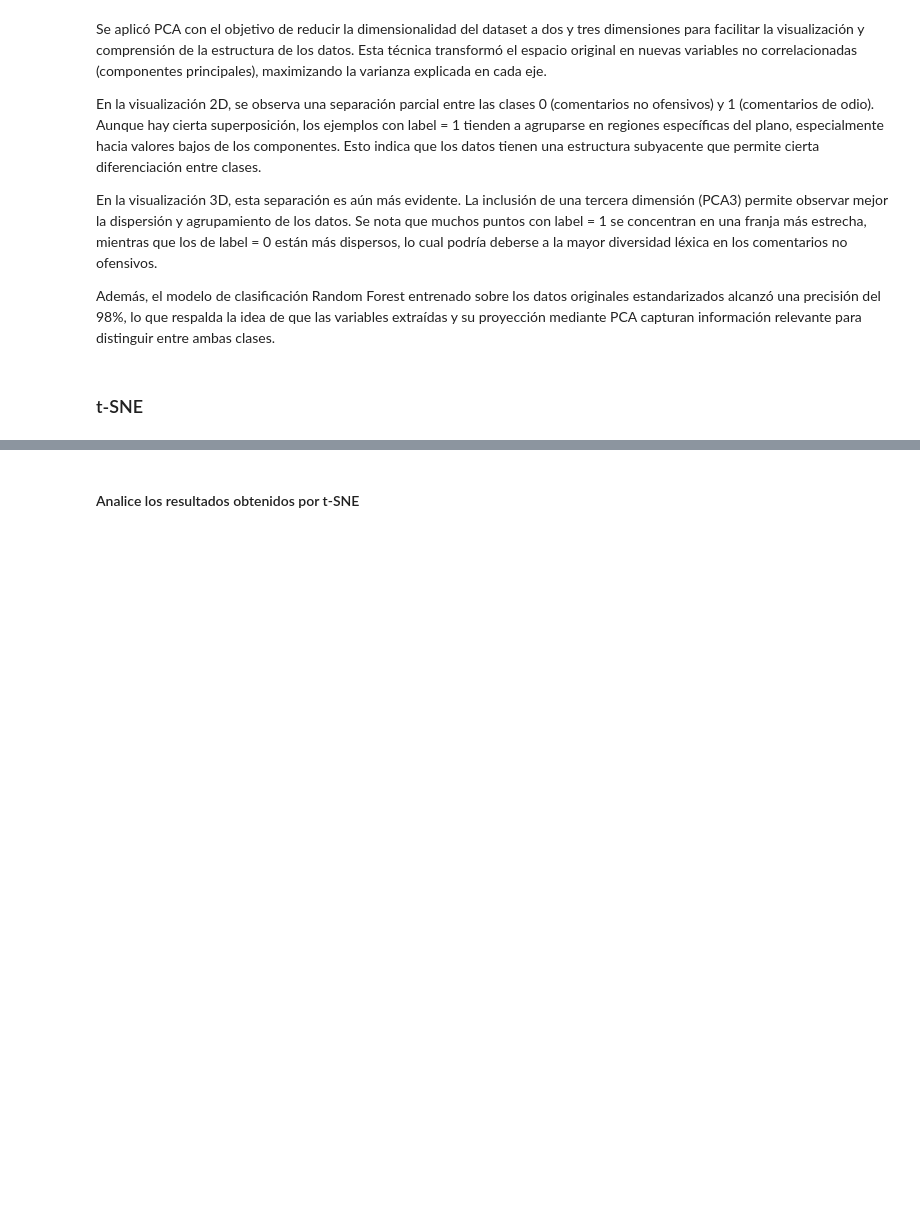
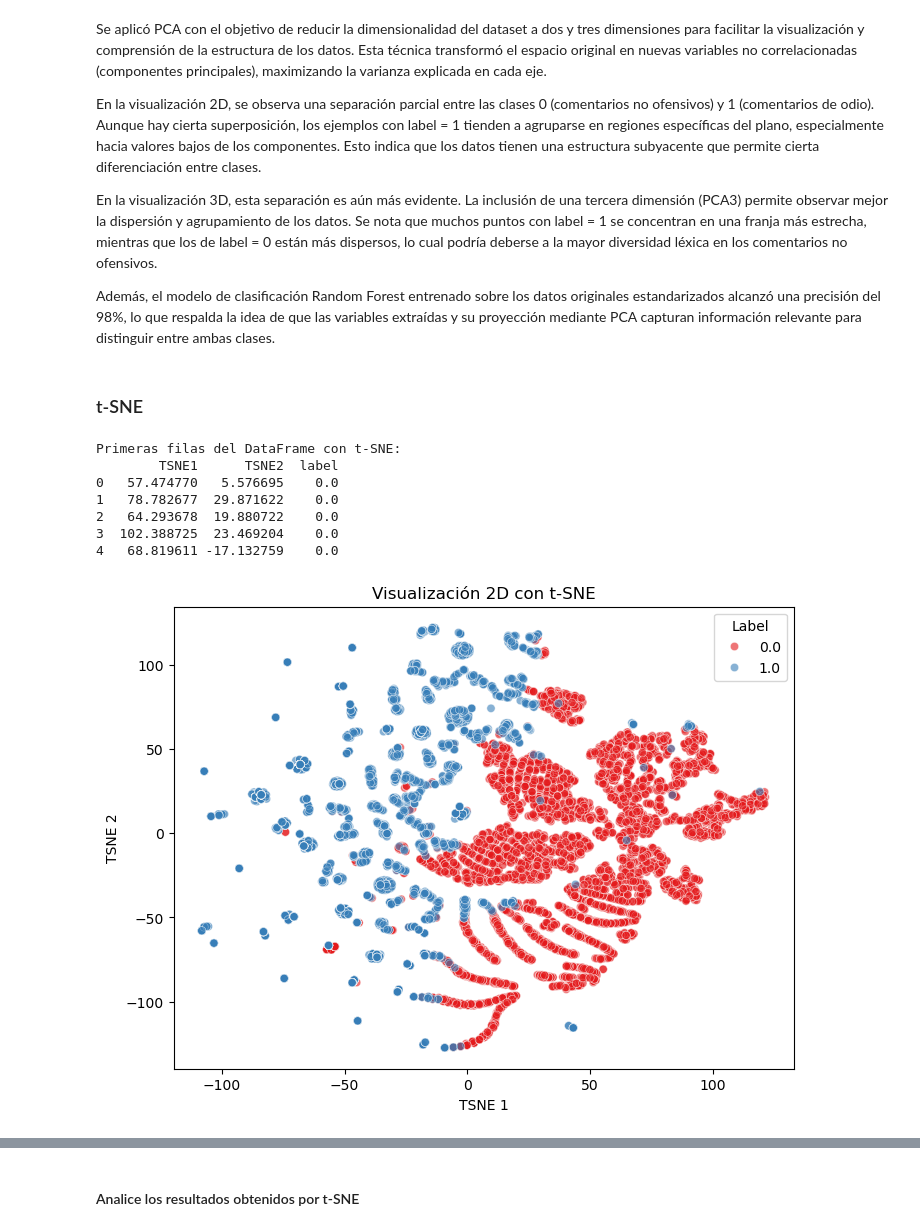
Before and after one commit to cabamarcos/dimensionality-reduction-analysis, a Jupyter notebook: TAANS2.ipynb, the cells around one changed output, grey strips where cells are left out. Drawn from its saved outputs; the diff is of its cells as text; code cells hidden in the pictures; blank space fills up the shorter version.

```diff
--- a/TAANS2.ipynb
+++ b/TAANS2.ipynb
@@ -361,7 +362,30 @@ Además, el modelo de clasificación Random Forest entrenado sobre los datos ori
 ### t-SNE
 # %%
 # Aplicar t-SNE
+tsne = TSNE(n_components=2, random_state=42, perplexity=30, max_iter=1000)
+X_tsne = tsne.fit_transform(X)
 
 # Crear un DataFrame con los resultados de t-SNE
+tsne_df = pd.DataFrame(X_tsne, columns=['TSNE1', 'TSNE2'])
+tsne_df['label'] = y.values
+
+print("Primeras filas del DataFrame con t-SNE:")
+print(tsne_df.head())
 
 # Visualizar los resultados de t-SNE
+plt.figure(figsize=(8, 6))
+sns.scatterplot(data=tsne_df, x='TSNE1', y='TSNE2', hue='label', alpha=0.6, palette='Set1')
+plt.title('Visualización 2D con t-SNE')
+plt.xlabel('TSNE 1')
+plt.ylabel('TSNE 2')
+plt.legend(title='Label')
+plt.show()
+# %% [output]
+Primeras filas del DataFrame con t-SNE:
+        TSNE1      TSNE2  label
+0   57.474770   5.576695    0.0
+1   78.782677  29.871622    0.0
+2   64.293678  19.880722    0.0
+3  102.388725  23.469204    0.0
+4   68.819611 -17.132759    0.0
+[figure, added]
```
Also changed, not shown: parts of 7 cells of this notebook.
